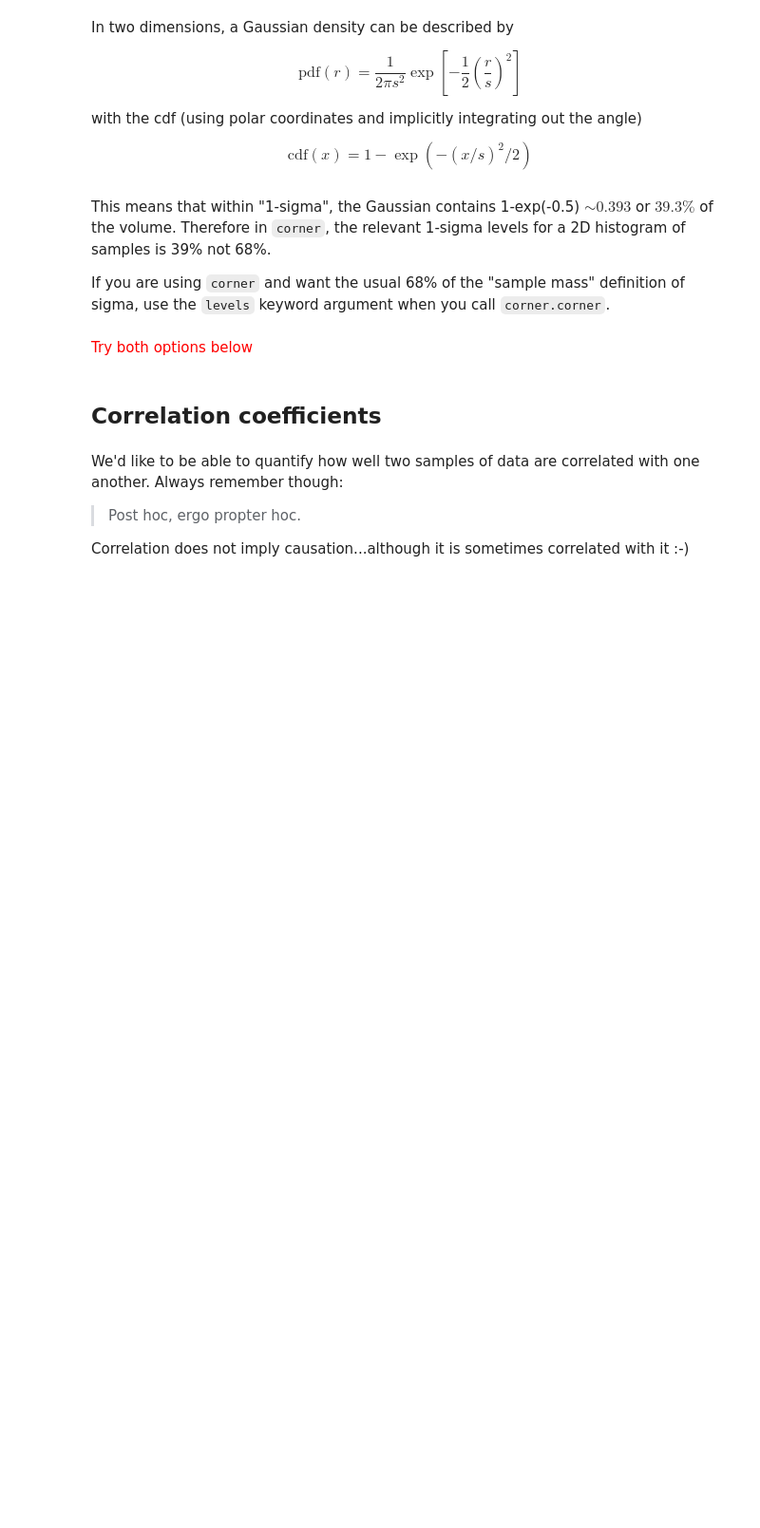
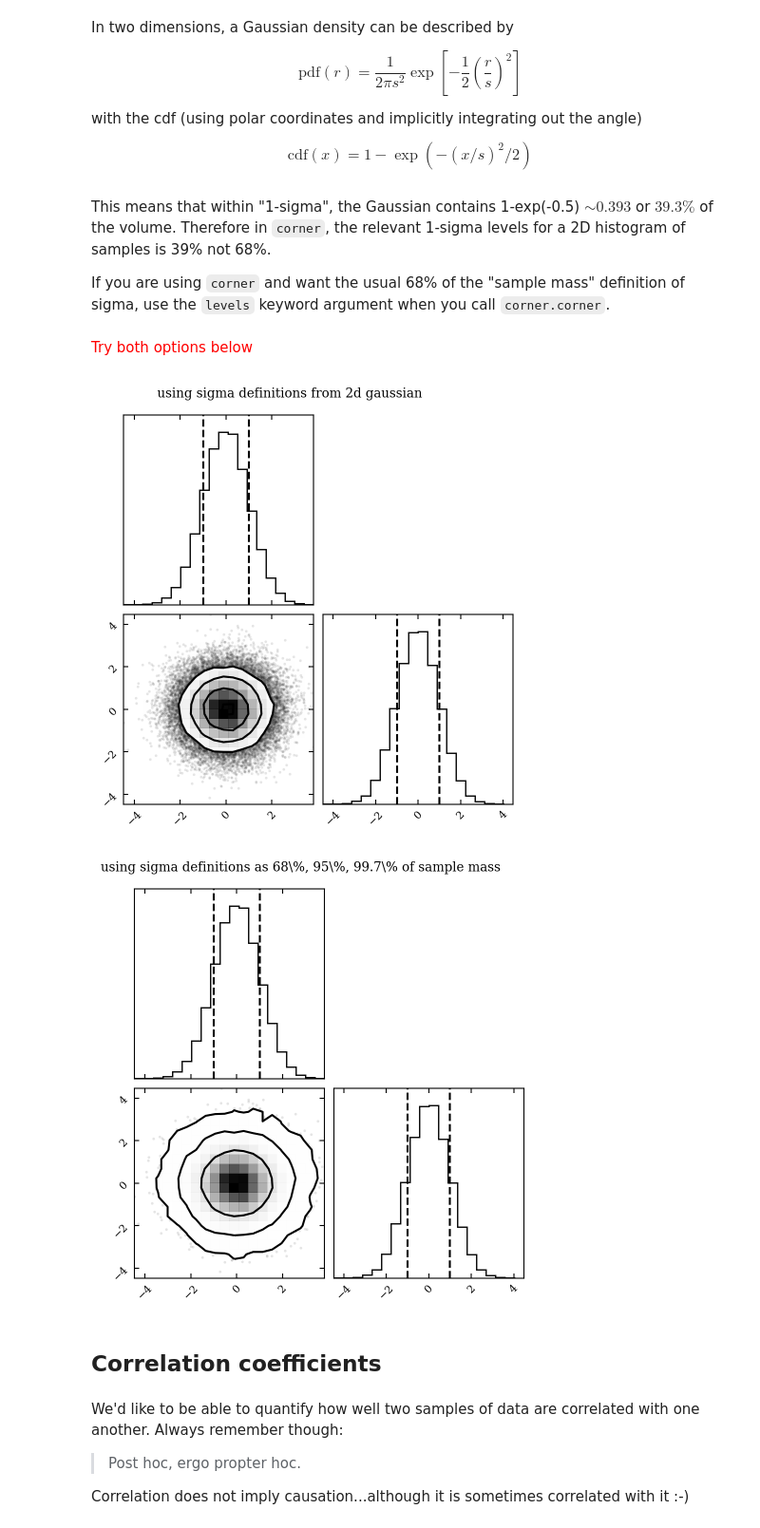
Before and after one commit to NihanPol/ASTR_3300_S2025, a Jupyter notebook: coursework/student_folders/anthony_pearce/class_participation/Lecture_4.ipynb, the cells around one changed output. Shown at 95% size. Saved outputs shown, nothing was run; the diff lists cells and outputs as text; code cells hidden in the pictures; blank space fills up the shorter version.

```diff
--- a/coursework/student_folders/anthony_pearce/class_participation/Lecture_4.ipynb
+++ b/coursework/student_folders/anthony_pearce/class_participation/Lecture_4.ipynb
@@ -335,17 +337,20 @@ If you are using `corner` and want the usual 68% of the "sample mass" definition
 # %%
 import corner
 
 # Generate some fake data from a Gaussian
 np.random.seed(42)
 x = np.random.randn(50000, 2)
 
 # formally correct sigma definition
-# fig = corner.corner(x, quantiles=(0.16, 0.84), )
-# fig.suptitle("using sigma definitions from 2d gaussian");
+fig = corner.corner(x, quantiles=(0.16, 0.84), )
+fig.suptitle("using sigma definitions from 2d gaussian");
 
 # standard sample mass definition
-# fig = corner.corner(x, quantiles=(0.16, 0.84), levels=(0.68,0.95,0.997))
-# fig.suptitle("using sigma definitions as 68\%, 95\%, 99.7\% of sample mass");
+fig = corner.corner(x, quantiles=(0.16, 0.84), levels=(0.68,0.95,0.997))
+fig.suptitle("using sigma definitions as 68\%, 95\%, 99.7\% of sample mass");
+# %% [output]
+[figure, added]
+[figure, added]
 # %% [markdown]
 ## Correlation coefficients <a class="anchor" id="three"></a>
 # %% [markdown]
```
Also changed, not shown: parts of 8 cells of this notebook, 1 other file.
